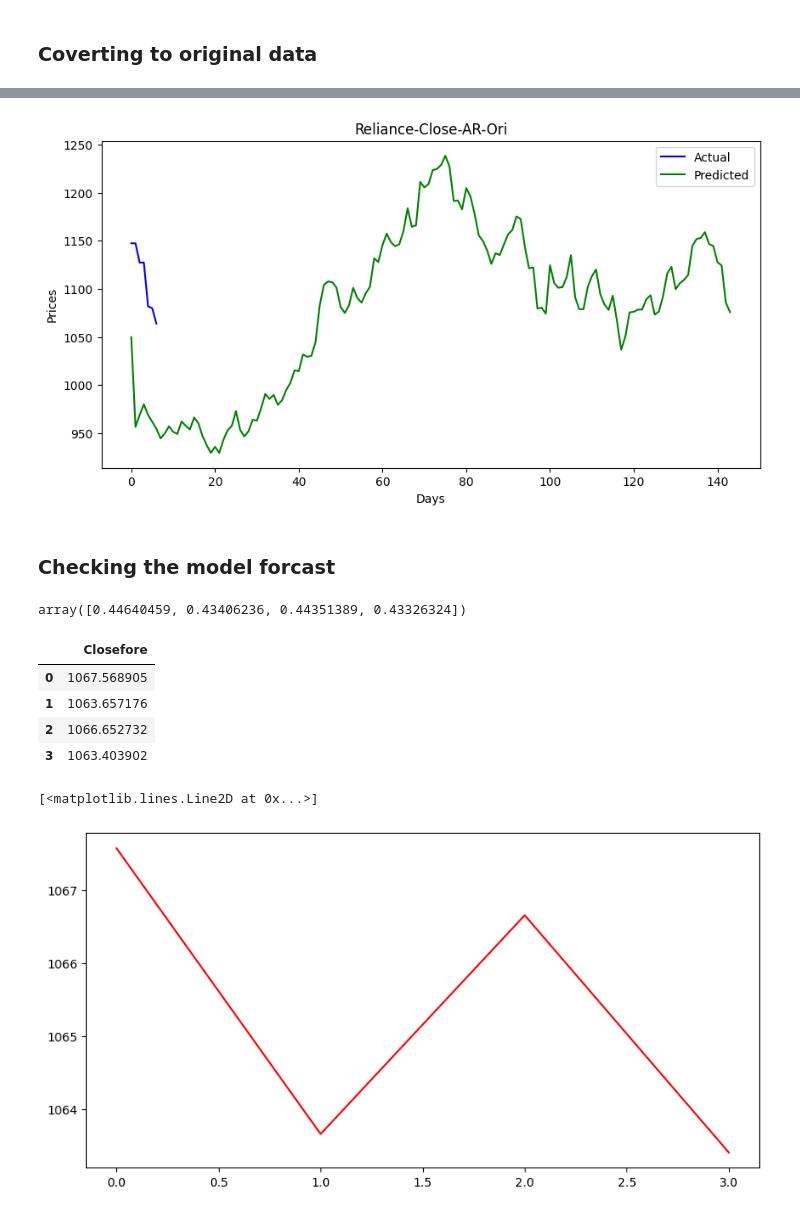
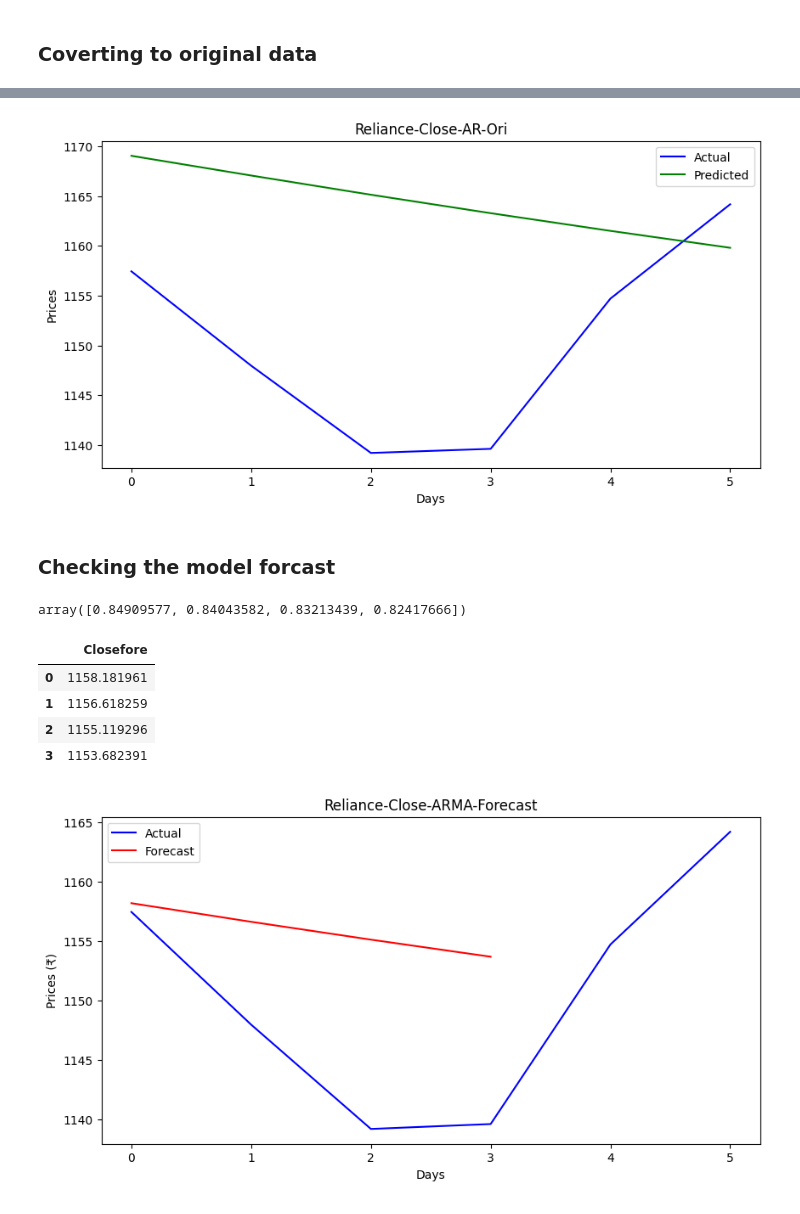
Before and after one commit to gowriabinesh-ds/Time-Series-Analysis, a Jupyter notebook: ARMA/Close-ARMA.ipynb, the cells around one changed output, grey strips where cells are left out. Drawn from its saved outputs; the diff is of its cells as text; code cells hidden in the pictures.

```diff
--- a/ARMA/Close-ARMA.ipynb
+++ b/ARMA/Close-ARMA.ipynb
@@ -7,10 +7,7 @@ import numpy as np
 import yfinance as yf
 import datetime as dt
 # %%
-start = dt.datetime(2021,7,1)
-end = dt.datetime(2022,1,28)
-
-stk_data = yf.download("RELIANCE.NS", start=start, end=end)
+stk_data = yf.download("RELIANCE.NS", start="2023-01-01", end="2023-07-01")
 # %% [output]
 [*********************100%***********************]  1 of 1 completed
 # %%
@@ -160,15 +157,15 @@ from stockFunctions import rmsemape
 i = (2,0,1)
 
 # Build model
-model = ARIMA(data1, order=i)
+model = ARIMA(X_train, order=i)
 model_fit = model.fit()
 
 # Make prediction
-y_pred = model_fit.predict(start=0, end=len(data1)-1)
+y_pred = model_fit.predict(start=training_size, end=len(data1)-1)
 
 # Print results
 print("Order:", i)
-rmsemape(data1, y_pred)
+rmsemape(y_test, y_pred)
 print("************")
 # %% [output]
 Order: (2, 0, 1)
@@ -258,7 +251,7 @@ graph(actual_stock_price_test_oriA,
       "Days",
       "Prices")
 # %% [output]
-[figure, old version]
+[figure, new version]
 # %% [markdown]
 ### Checking the model forcast
 # %%
@@ -266,7 +259,7 @@ forecast = model_fit.predict(len(data1), len(data1)+3)
 # %%
 forecast
 # %% [output]
-array([0.44640459, 0.43406236, 0.44351389, 0.43326324])
+array([0.84909577, 0.84043582, 0.83213439, 0.82417666])
 # %%
 from stockFunctions import conversionSingle
 
@@ -277,17 +270,24 @@ forecast_stock_price_test_oriF = conversionSingle(forecast_stock_price_test_ori,
 forecast_stock_price_test_oriF
 # %% [output]
 |  | Closefore |
-| 0 | 1067.568905 |
-| 1 | 1063.657176 |
-| 2 | 1066.652732 |
-| 3 | 1063.403902 |
+| 0 | 1158.181961 |
+| 1 | 1156.618259 |
+| 2 | 1155.119296 |
+| 3 | 1153.682391 |
 # %%
 forecast_stock_price_test_oriF.to_csv("CloseARMA.csv", index=False)
 # %%
 import matplotlib.pyplot as plt
 plt.figure(figsize=(10,5))
-plt.plot(actual_stock_price_test_oriA[116:144], color = 'blue', label="Actual")
-plt.plot(forecast_stock_price_test_oriF, color = 'red', label="Predicted")
+
+# actual_stock_price_test_oriA has only 6 rows (index 0-5), so no slicing needed
+plt.plot(actual_stock_price_test_oriA.values, color='blue', label="Actual")
+plt.plot(forecast_stock_price_test_oriF.values, color='red', label="Forecast")
+
+plt.title("Reliance-Close-ARMA-Forecast")
+plt.xlabel("Days")
+plt.ylabel("Prices (₹)")
+plt.legend()
+plt.show()
 # %% [output]
-[<matplotlib.lines.Line2D at 0x...>]
-[figure, old version]
+[figure, new version]
```
Also changed, not shown: parts of 15 cells of this notebook.
